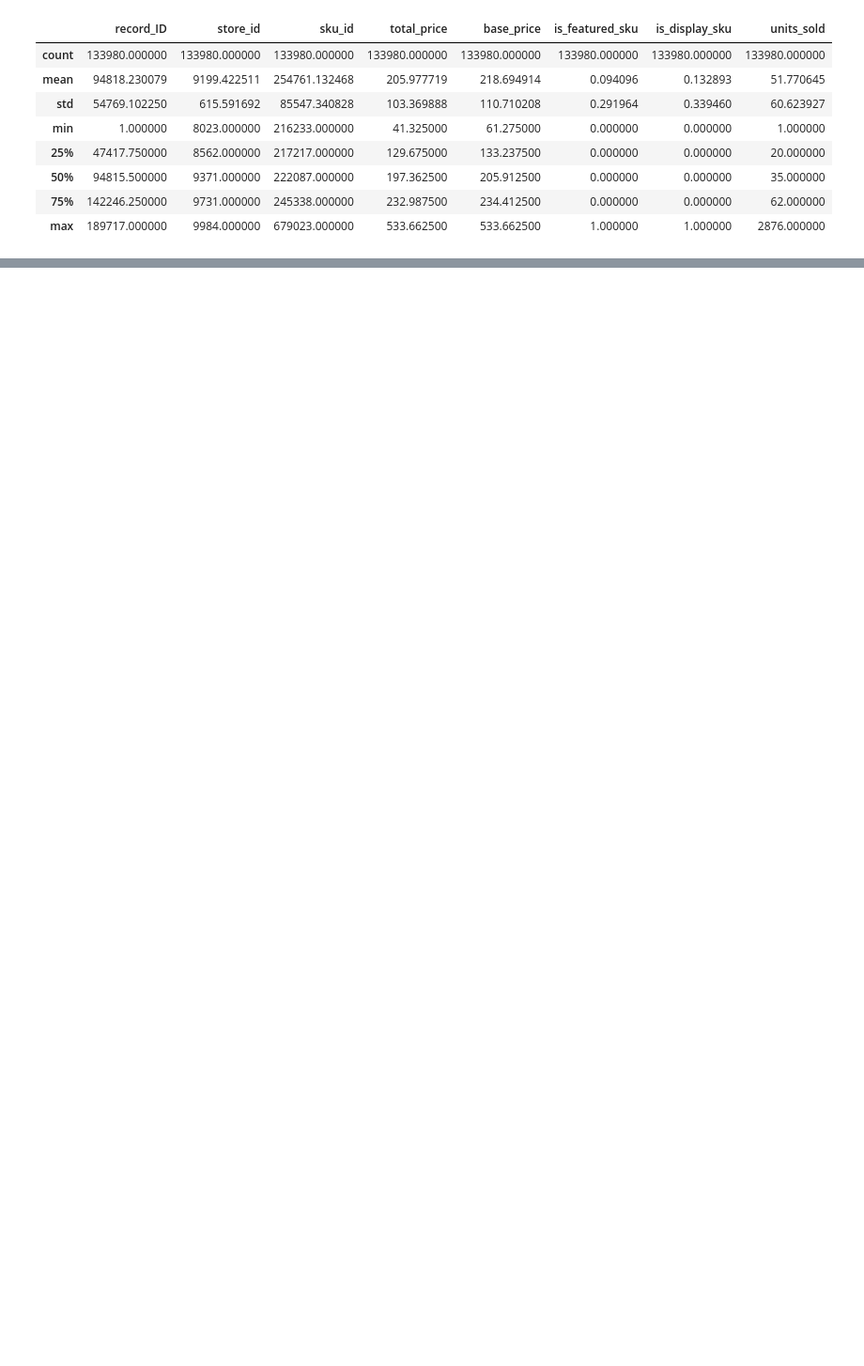
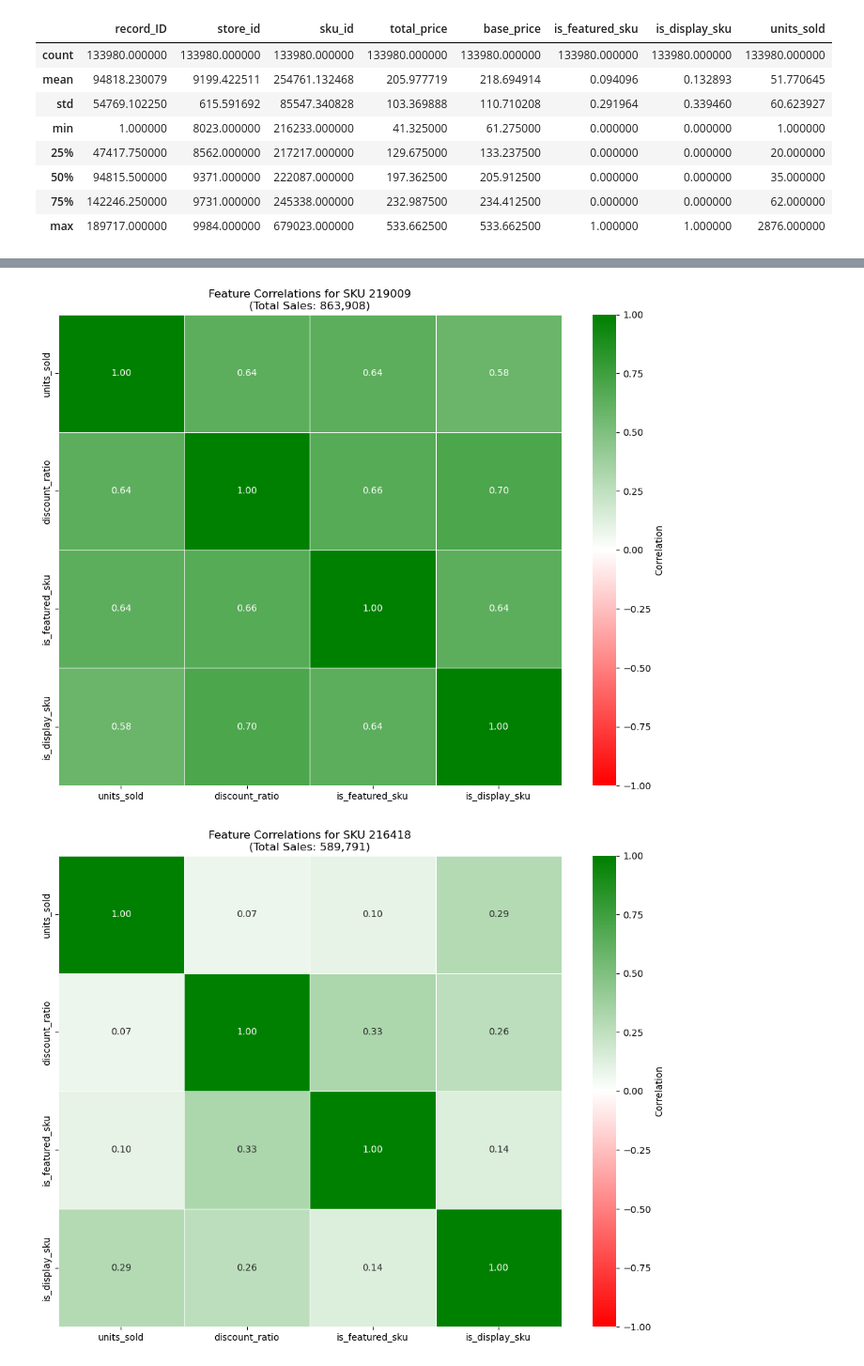
Before and after one commit to Mouadh-Bourezg/DEVCAMP2025, a Jupyter notebook: pyNotebook.ipynb, the cells around one changed output, grey strips where cells are left out. Shown at 94% size. Drawn from its saved outputs; the diff is of its cells as text; code cells hidden in the pictures; blank space fills up the shorter version.

```diff
--- a/pyNotebook.ipynb
+++ b/pyNotebook.ipynb
@@ -16,0 +177,52 @@ dt.describe()
+# %%
+import pandas as pd
+import seaborn as sns
+import matplotlib.pyplot as plt
+from matplotlib.colors import LinearSegmentedColormap
+
+# Custom colormap: red (-1) -> white (0) -> green (+1)
+cmap = LinearSegmentedColormap.from_list('rg', ["red", "white", "green"], N=256)
+
+def plot_sku_correlation_heatmaps(df, top_n_skus=10):
+    """
+    Plots correlation heatmaps for the top N most sold SKUs.
+    Adjust top_n_skus to show more/fewer products.
+    """
+    # 1. Add discount ratio feature
+    df['discount_ratio'] = (df['base_price'] - df['total_price']) / df['base_price']
+
+    # 2. Remove rows where total_price > base_price
+    df = df[df['total_price'] <= df['base_price']].copy()
+
+    # 3. Add time features
+    df['week'] = pd.to_datetime(df['week'])
+    df['week_num'] = df['week'].dt.isocalendar().week
+    df['month'] = df['week'].dt.month
+    df['quarter'] = df['week'].dt.quarter
+
+    # Get top SKUs by total sales volume
+    top_skus = df.groupby('sku_id')['units_sold'].sum().nlargest(top_n_skus).index
+
+    for sku in top_skus:
+        sku_data = df[df['sku_id'] == sku]
+
+        # Select relevant numerical features (now including time and discount)
+        features = ['units_sold', 'discount_ratio',
+                   'is_featured_sku', 'is_display_sku']
+
+        # Calculate correlation matrix
+        corr = sku_data[features].corr()
+
+        # Plot heatmap
+        plt.figure(figsize=(10, 8))
+        sns.heatmap(corr, annot=True, cmap=cmap, vmin=-1, vmax=1, center=0,
+                   fmt=".2f", linewidths=.5, cbar_kws={"label": "Correlation"})
+        plt.title(f"Feature Correlations for SKU {sku}\n(Total Sales: {sku_data['units_sold'].sum():,.0f})")
+        plt.tight_layout()
+        plt.show()
+
+# Run the function
+plot_sku_correlation_heatmaps(df, top_n_skus=12)
+# %% [output]
+[figure, added]
+[figure, added]
```
Also changed, not shown: parts of 6 cells of this notebook, 1 other file.
